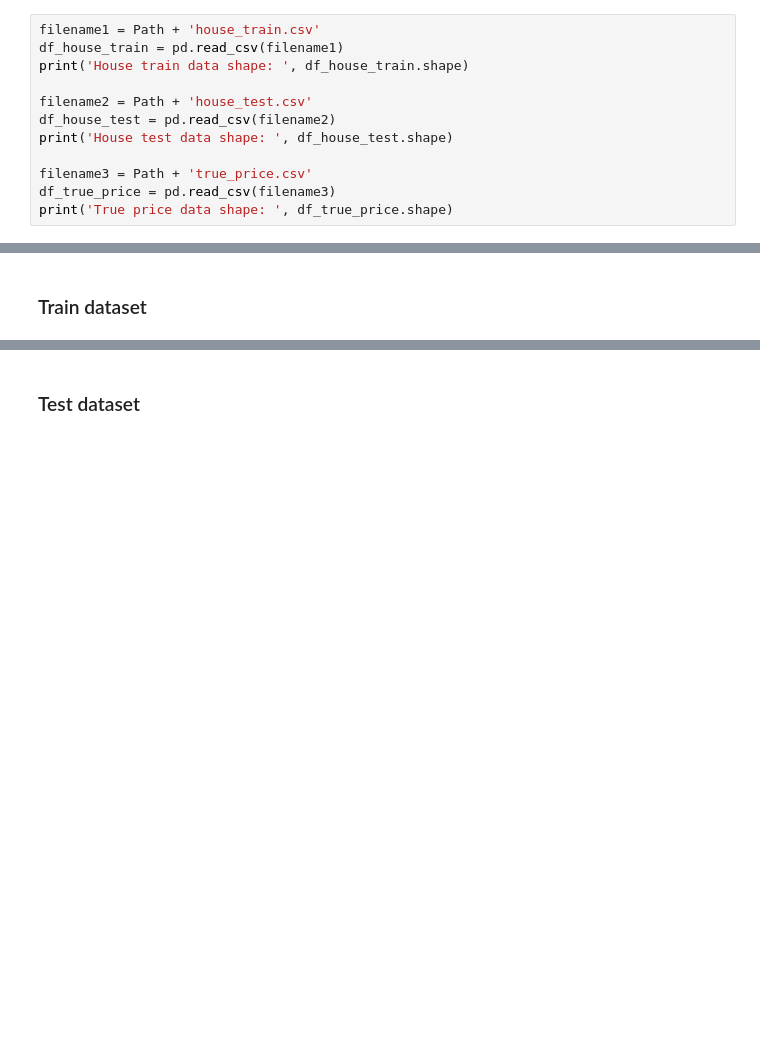
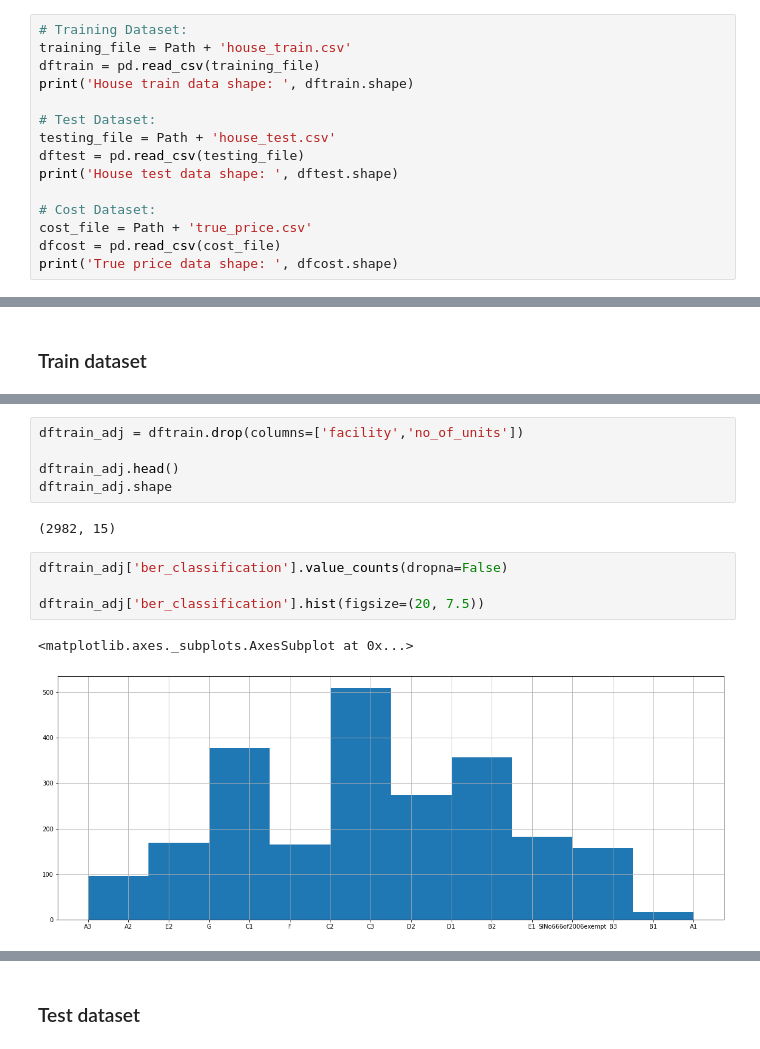
Before and after one commit to M-McKegney/ET5003_SEM1_2021-2, a Jupyter notebook: ET5003_Etivity2_MichaelMcKegney_20149743.ipynb, the cells around one changed output, grey strips where cells are left out. Drawn from its saved outputs; the diff is of its cells as text; blank space fills up the shorter version.

```diff
--- a/ET5003_Etivity2_MichaelMcKegney_20149743.ipynb
+++ b/ET5003_Etivity2_MichaelMcKegney_20149743.ipynb
@@ -124,17 +124,20 @@ Mounted at /content/drive
 # %% [markdown]
 Read in each ".csv" file into a Pandas dataframe and print the shape of the data.
 # %%
-filename1 = Path + 'house_train.csv'
-df_house_train = pd.read_csv(filename1)
-print('House train data shape: ', df_house_train.shape)
+# Training Dataset:
+training_file = Path + 'house_train.csv'
+dftrain = pd.read_csv(training_file)
+print('House train data shape: ', dftrain.shape)
 
-filename2 = Path + 'house_test.csv'
-df_house_test = pd.read_csv(filename2)
-print('House test data shape: ', df_house_test.shape)
+# Test Dataset:
+testing_file = Path + 'house_test.csv'
+dftest = pd.read_csv(testing_file)
+print('House test data shape: ', dftest.shape)
 
-filename3 = Path + 'true_price.csv'
-df_true_price = pd.read_csv(filename3)
-print('True price data shape: ', df_true_price.shape)
+# Cost Dataset:
+cost_file = Path + 'true_price.csv'
+dfcost = pd.read_csv(cost_file)
+print('True price data shape: ', dfcost.shape)
 # %% [output]
 House train data shape:  (2982, 17)
 House test data shape:  (500, 16)
@@ -239,0 +328,14 @@ dftrain.describe()
+# %%
+dftrain_adj = dftrain.drop(columns=['facility','no_of_units'])
+
+dftrain_adj.head()
+dftrain_adj.shape
+# %% [output]
+(2982, 15)
+# %%
+dftrain_adj['ber_classification'].value_counts(dropna=False)
+
+dftrain_adj['ber_classification'].hist(figsize=(20, 7.5))
+# %% [output]
+<matplotlib.axes._subplots.AxesSubplot at 0x...>
+[figure, added]
```
Also changed, not shown: parts of 44 cells of this notebook.
